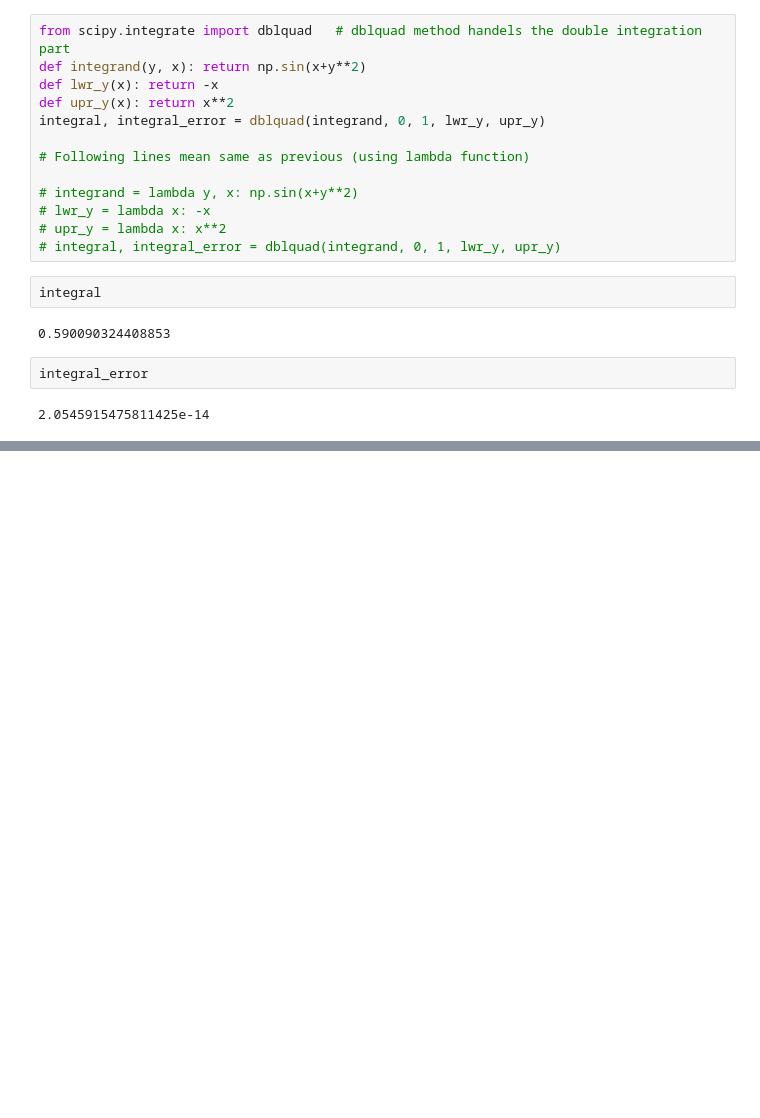
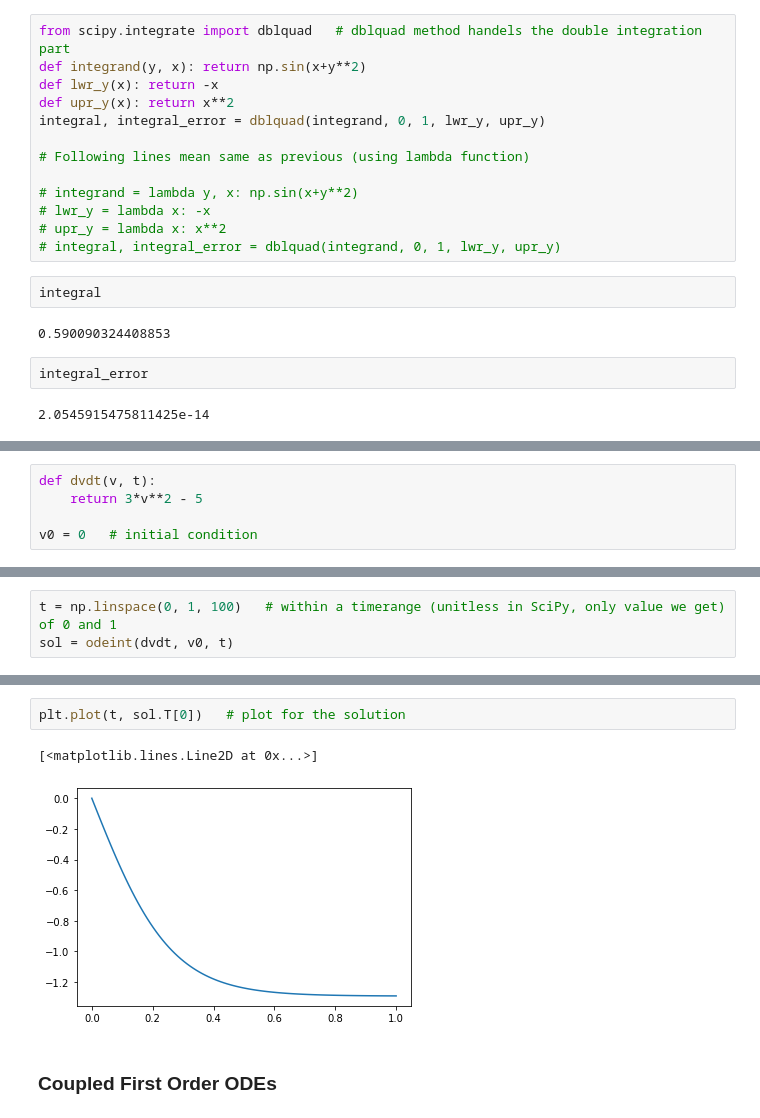
Before and after one commit to aritraroy24/CompChem_Python_Modules_Learning, a Jupyter notebook: SciPy/SciPy Tutorial.ipynb, the cells around one changed output, grey strips where cells are left out. Saved outputs shown, nothing was run; the diff lists cells and outputs as text; blank space fills up the shorter version.

Commit message:
Differential Equations basic learned
single order ODE, coupled single order ODE and second order ODE basic solving procedure learned

```diff
--- a/SciPy/SciPy Tutorial.ipynb
+++ b/SciPy/SciPy Tutorial.ipynb
@@ -281,0 +291,5 @@ integral_error
+# %%
+def dvdt(v, t):
+    return 3*v**2 - 5
+
+v0 = 0   # initial condition
@@ -281,0 +298,3 @@ integral_error
+# %%
+t = np.linspace(0, 1, 100)   # within a timerange (unitless in SciPy, only value we get) of 0 and 1
+sol = odeint(dvdt, v0, t)
@@ -281,0 +324,7 @@ integral_error
+# %%
+plt.plot(t, sol.T[0])   # plot for the solution
+# %% [output]
+[<matplotlib.lines.Line2D at 0x...>]
+[figure, added]
+# %% [markdown]
+### Coupled First Order ODEs
```
Also changed, not shown: parts of 15 cells of this notebook.
